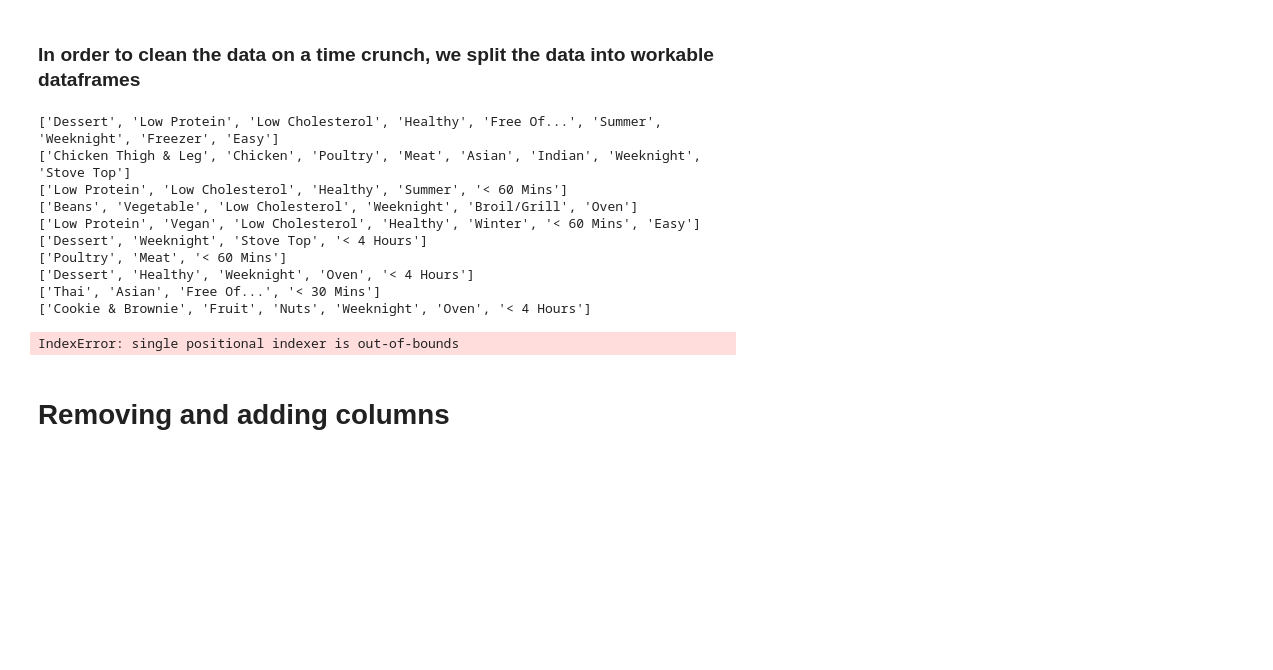
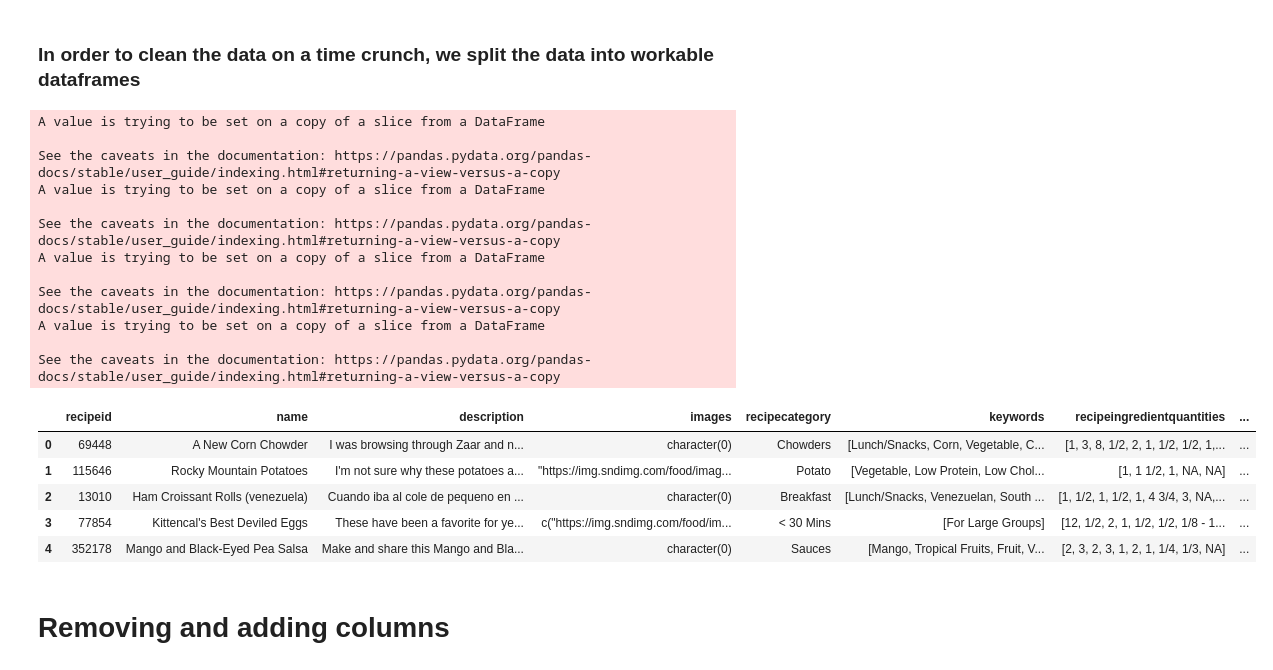
Before and after one commit to laternader/snackathon, a Jupyter notebook: Cleaning-the-data.ipynb, the cells around one changed output. Saved outputs shown, nothing was run; the diff lists cells and outputs as text; code cells hidden in the pictures; blank space fills up the shorter version.

Commit message:
finished recipe df sample cleaning

```diff
--- a/Cleaning-the-data.ipynb
+++ b/Cleaning-the-data.ipynb
@@ -256,22 +239,46 @@ tbd.iloc[720:730]
 ## This is due to the cleaning process taking longer than 3 days necessary for the
 ## hackathon
 for i in range(len(df_sample)):
-    string = df_sample.Keywords[i]
+    string = df_sample.keywords[i]
+    string = string.replace('"','').replace('c(','').replace(')','').split(', ')
+    df_sample.keywords[i] = string
+
+for i in range(len(df_sample)):
+    string = df_sample.recipeingredientparts[i]
+    string = string.replace('"','').replace('c(','').replace(')','').split(', ')
+    df_sample.recipeingredientparts[i] = string
+
+for i in range(len(df_sample)):
+    string = df_sample.recipeinstructions[i]
+    string = string.replace('"','').replace('c(','').replace(')','').split(', ')
+    df_sample.recipeinstructions[i] = string
+
+for i in range(len(df_sample)):
+    string = df_sample.recipeingredientquantities[i]
+    string = string.replace('"','').replace('c(','').replace(')','').split(', ')
+    df_sample.recipeingredientquantities[i] = string
 # %% [output]
-['Dessert', 'Low Protein', 'Low Cholesterol', 'Healthy', 'Free Of...', 'Summer', 'Weeknight', 'Freezer', 'Easy']
-['Chicken Thigh & Leg', 'Chicken', 'Poultry', 'Meat', 'Asian', 'Indian', 'Weeknight', 'Stove Top']
-['Low Protein', 'Low Cholesterol', 'Healthy', 'Summer', '< 60 Mins']
-['Beans', 'Vegetable', 'Low Cholesterol', 'Weeknight', 'Broil/Grill', 'Oven']
-['Low Protein', 'Vegan', 'Low Cholesterol', 'Healthy', 'Winter', '< 60 Mins', 'Easy']
-['Dessert', 'Weeknight', 'Stove Top', '< 4 Hours']
-['Poultry', 'Meat', '< 60 Mins']
-['Dessert', 'Healthy', 'Weeknight', 'Oven', '< 4 Hours']
-['Thai', 'Asian', 'Free Of...', '< 30 Mins']
-['Cookie & Brownie', 'Fruit', 'Nuts', 'Weeknight', 'Oven', '< 4 Hours']
+A value is trying to be set on a copy of a slice from a DataFrame
+
+See the caveats in the documentation: https://pandas.pydata.org/pandas-docs/stable/user_guide/indexing.html#returning-a-view-versus-a-copy
+A value is trying to be set on a copy of a slice from a DataFrame
+
+See the caveats in the documentation: https://pandas.pydata.org/pandas-docs/stable/user_guide/indexing.html#returning-a-view-versus-a-copy
+A value is trying to be set on a copy of a slice from a DataFrame
+
+See the caveats in the documentation: https://pandas.pydata.org/pandas-docs/stable/user_guide/indexing.html#returning-a-view-versus-a-copy
+A value is trying to be set on a copy of a slice from a DataFrame
+
+See the caveats in the documentation: https://pandas.pydata.org/pandas-docs/stable/user_guide/indexing.html#returning-a-view-versus-a-copy
-# %%
-df_sample.iloc[20901]
-# %% [output]
-IndexError: single positional indexer is out-of-bounds
+# %%
+df_sample.head()
+# %% [output]
+|  | recipeid | name | description | images | recipecategory | keywords | recipeingredientquantities | ... |
+| 0 | 69448 | A New Corn Chowder | I was browsing through Zaar and n... | character(0) | Chowders | [Lunch/Snacks, Corn, Vegetable, C... | [1, 3, 8, 1/2, 2, 1, 1/2, 1/2, 1,... | ... |
+| 1 | 115646 | Rocky Mountain Potatoes | I'm not sure why these potatoes a... | "https://img.sndimg.com/food/imag... | Potato | [Vegetable, Low Protein, Low Chol... | [1, 1 1/2, 1, NA, NA] | ... |
+| 2 | 13010 | Ham Croissant Rolls (venezuela) | Cuando iba al cole de pequeno en ... | character(0) | Breakfast | [Lunch/Snacks, Venezuelan, South ... | [1, 1/2, 1, 1/2, 1, 4 3/4, 3, NA,... | ... |
+| 3 | 77854 | Kittencal's Best Deviled Eggs | These have been a favorite for ye... | c("https://img.sndimg.com/food/im... | < 30 Mins | [For Large Groups] | [12, 1/2, 2, 1, 1/2, 1/2, 1/8 - 1... | ... |
+| 4 | 352178 | Mango and Black-Eyed Pea Salsa | Make and share this Mango and Bla... | character(0) | Sauces | [Mango, Tropical Fruits, Fruit, V... | [2, 3, 2, 3, 1, 2, 1, 1/4, 1/3, NA] | ... |
 # %% [markdown]
 # Removing and adding columns
 # %%
```
Also changed, not shown: parts of 20 cells of this notebook.
